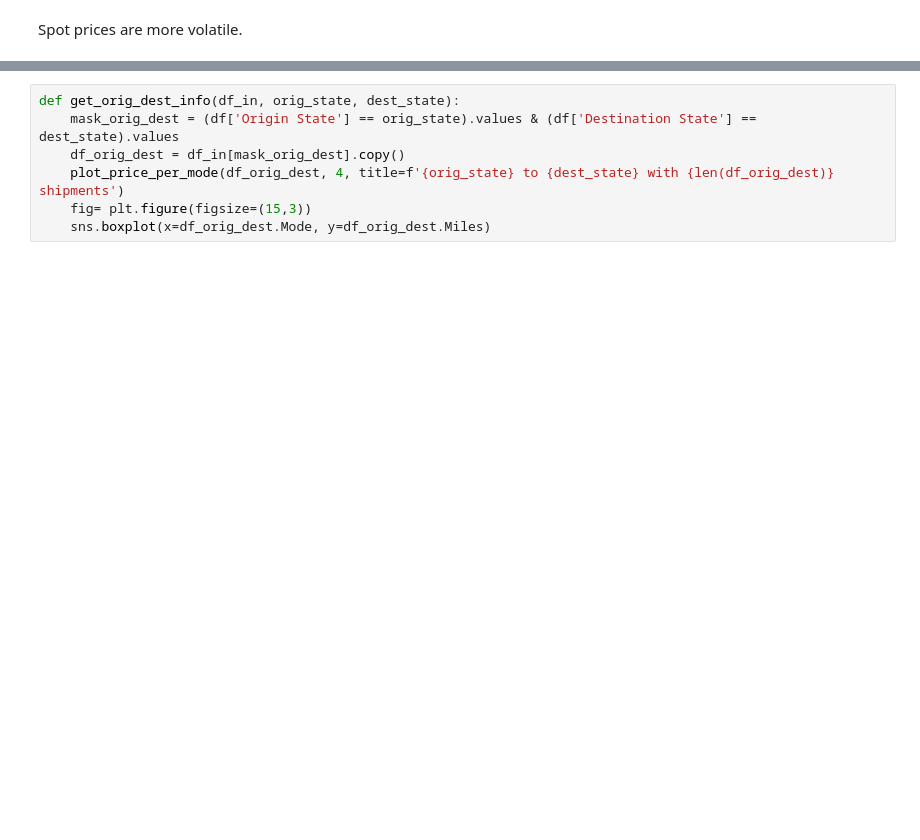
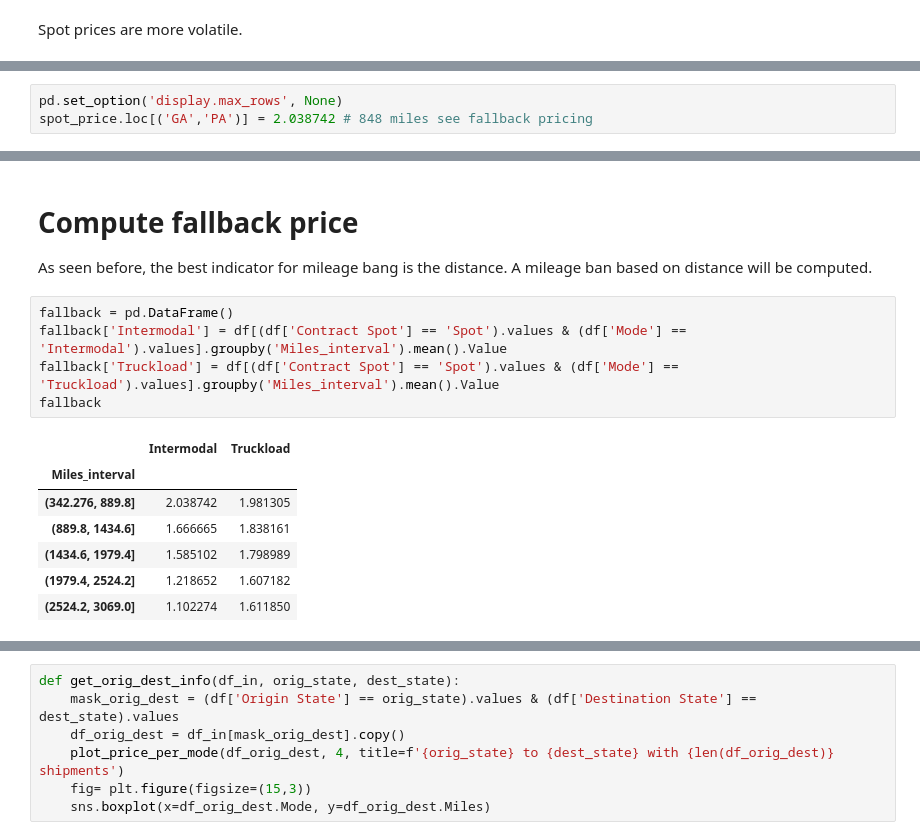
Before and after one commit to Labulitiolle/Multimodal_freight_USA, a Jupyter notebook: Notebooks/Multimodal/price_analysis.ipynb, the cells around one changed output, grey strips where cells are left out. Cells and saved outputs as stored; diff of their text form; blank space fills up the shorter version.

```diff
--- a/Notebooks/Multimodal/price_analysis.ipynb
+++ b/Notebooks/Multimodal/price_analysis.ipynb
@@ -98,0 +93,3 @@ dtype: float64
+# %%
+pd.set_option('display.max_rows', None)
+spot_price.loc[('GA','PA')] = 2.038742 # 848 miles see fallback pricing
@@ -98,0 +105,16 @@ dtype: float64
+# %% [markdown]
+# Compute fallback price
+As seen before, the best indicator for mileage bang is the distance. A mileage ban based on distance will be computed.
+# %%
+fallback = pd.DataFrame()
+fallback['Intermodal'] = df[(df['Contract Spot'] == 'Spot').values & (df['Mode'] == 'Intermodal').values].groupby('Miles_interval').mean().Value
+fallback['Truckload'] = df[(df['Contract Spot'] == 'Spot').values & (df['Mode'] == 'Truckload').values].groupby('Miles_interval').mean().Value
+fallback
+# %% [output]
+|  | Intermodal | Truckload |
+| Miles_interval |  |  |
+| (342.276, 889.8] | 2.038742 | 1.981305 |
+| (889.8, 1434.6] | 1.666665 | 1.838161 |
+| (1434.6, 1979.4] | 1.585102 | 1.798989 |
+| (1979.4, 2524.2] | 1.218652 | 1.607182 |
+| (2524.2, 3069.0] | 1.102274 | 1.611850 |
```
Also changed, not shown: parts of 27 cells of this notebook, 27 other files.
